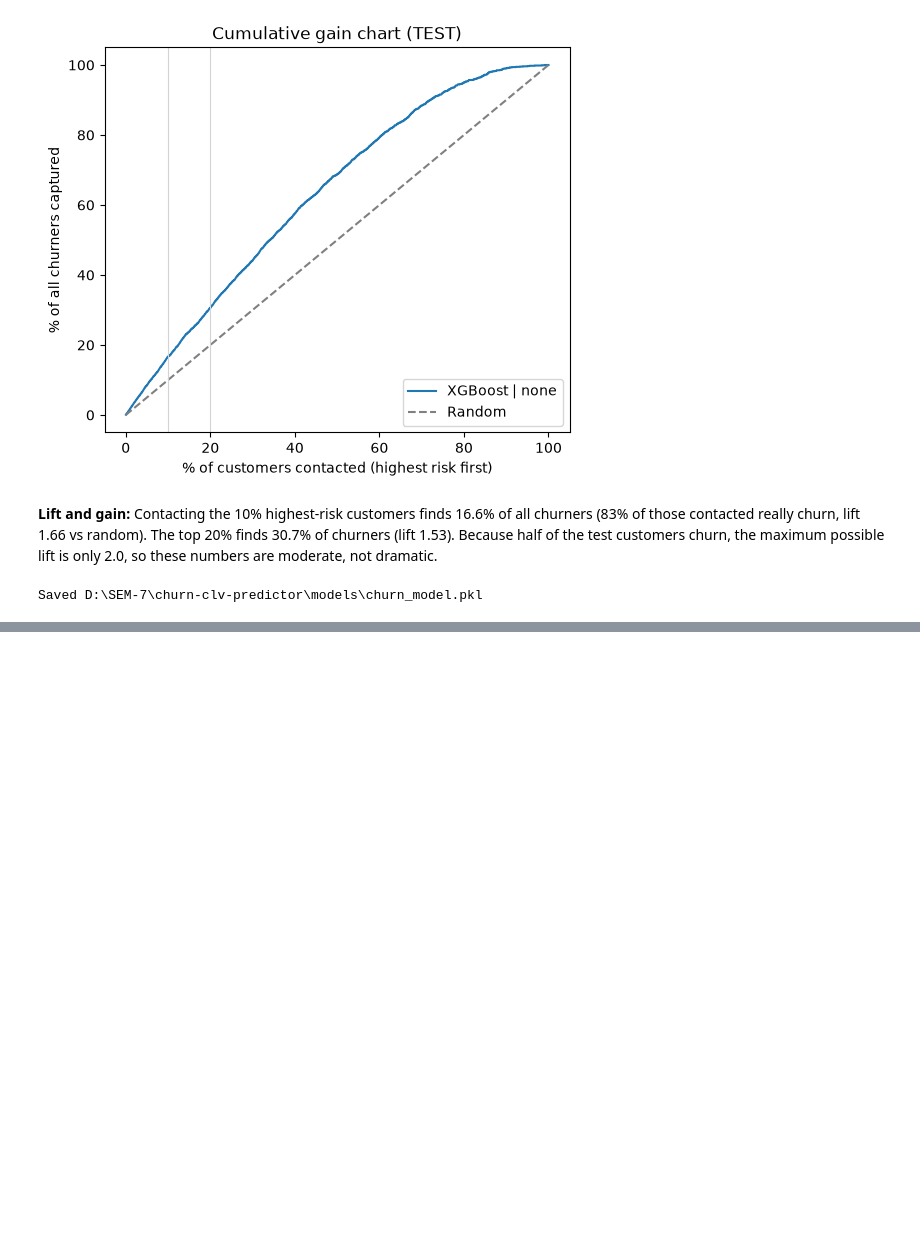
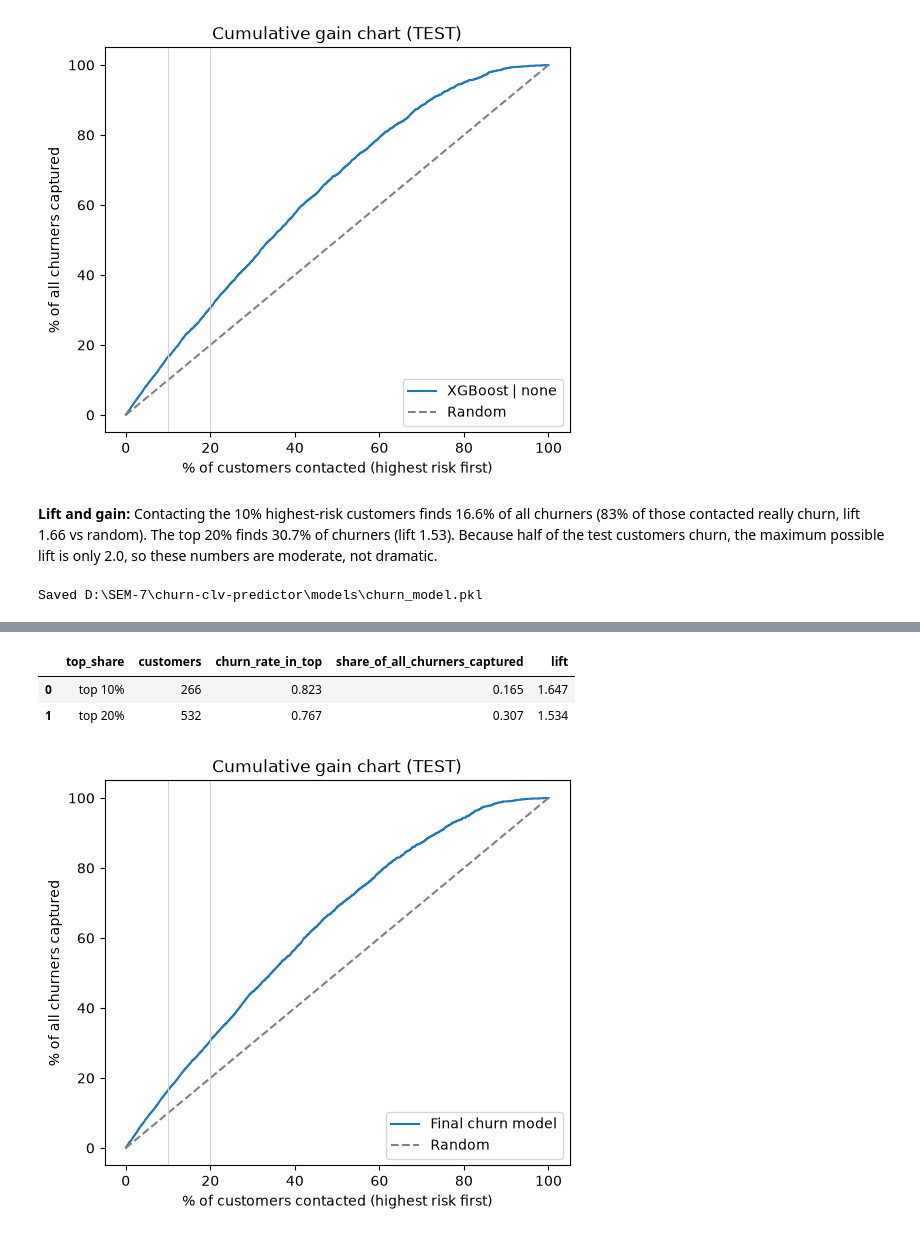
Before and after one commit to Muskan15-debug/ML-project, a Jupyter notebook: notebooks/04_imbalance_and_models.ipynb, the cells around one changed output, grey strips where cells are left out. Cells and saved outputs as stored; diff of their text form; code cells hidden in the pictures; blank space fills up the shorter version.

```diff
--- a/notebooks/04_imbalance_and_models.ipynb
+++ b/notebooks/04_imbalance_and_models.ipynb
@@ -167,0 +256,11 @@ Saved D:\SEM-7\churn-clv-predictor\models\churn_model.pkl
+# %%
+final_prob = mono_prob if keep_monotonic else probabilities[final_key]
+lift_final = cm.lift_table(y_test, final_prob)
+lift_final.to_csv(config.TABLES_DIR / 'churn_lift_final_model.csv', index=False)
+cm.plot_gain_curve(y_test, final_prob, 'Final churn model')
+lift_final.round(3)
+# %% [output]
+|  | top_share | customers | churn_rate_in_top | share_of_all_churners_captured | lift |
+| 0 | top 10% | 266 | 0.823 | 0.165 | 1.647 |
+| 1 | top 20% | 532 | 0.767 | 0.307 | 1.534 |
+[figure, added]
```
Also changed, not shown: parts of 9 cells of this notebook, 31 other files.
